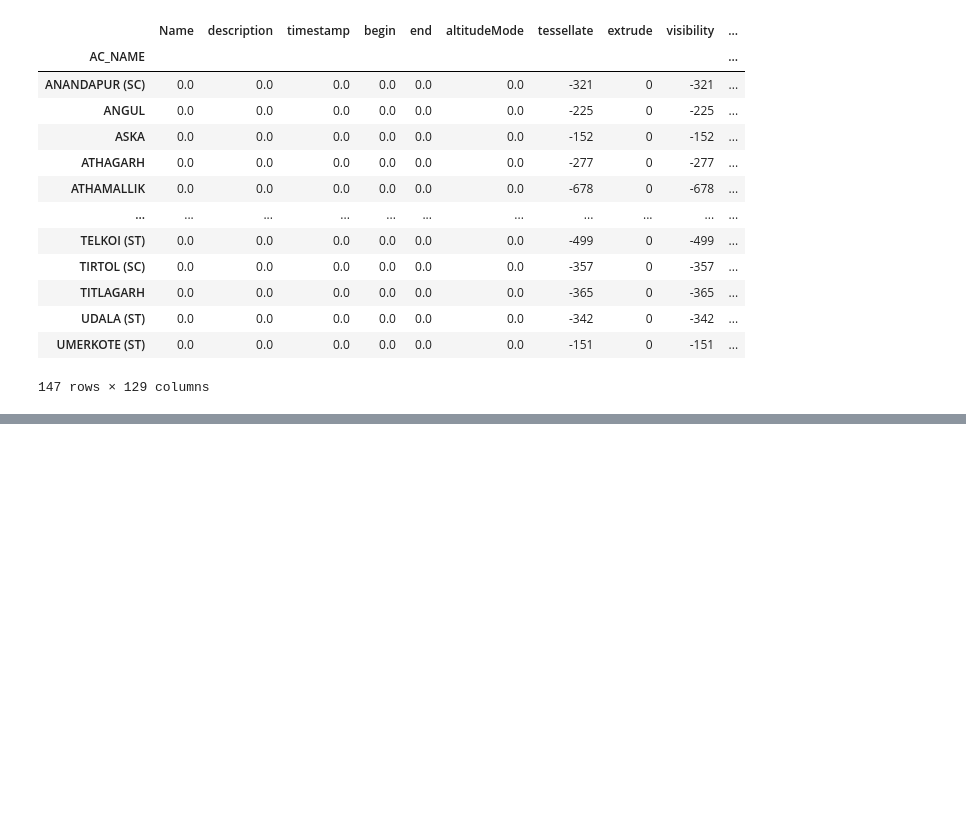
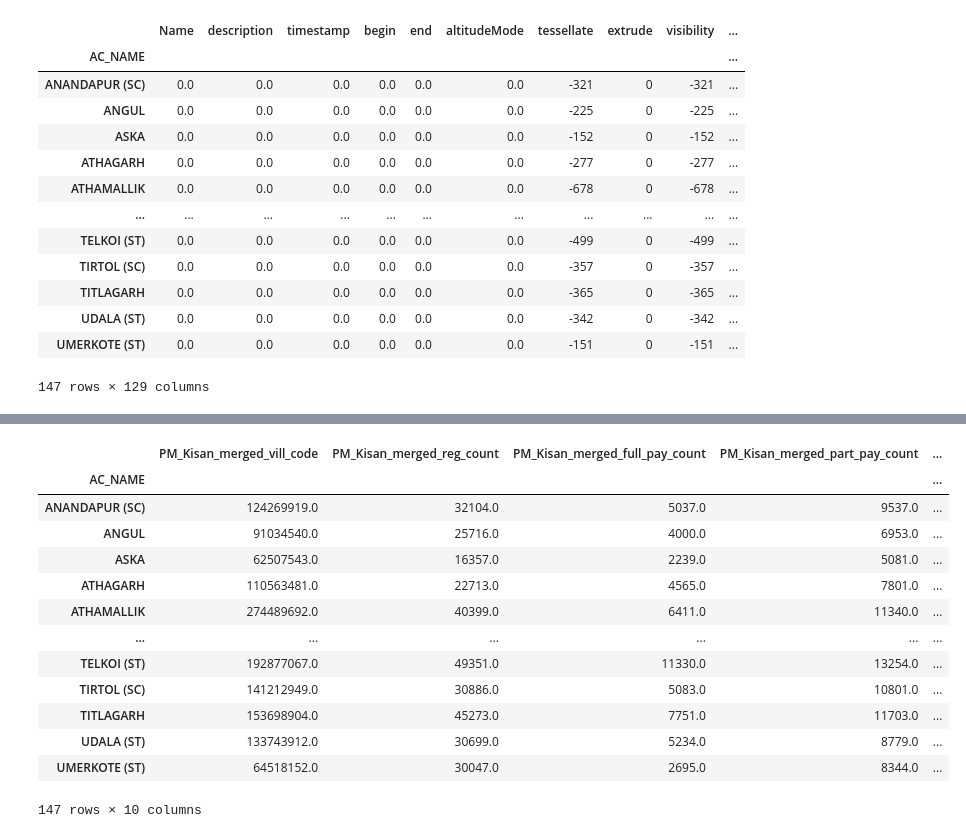
Before and after one commit to TheDataAreClean/obi-constituency-data-mapping-pm-kisan, a Jupyter notebook: data-mapping-pm-kisan.ipynb, the cells around one changed output, grey strips where cells are left out. Saved outputs shown, nothing was run; the diff lists cells and outputs as text; code cells hidden in the pictures; blank space fills up the shorter version.

```diff
--- a/data-mapping-pm-kisan.ipynb
+++ b/data-mapping-pm-kisan.ipynb
@@ -281,0 +389,19 @@ ac_atributes = centroind_ac_join[['AC_NAME','PM_Kisan_merged_vill_name','PM_Kisa
+# %%
+AC_wise_PM_Kisan = ac_df.groupby(['AC_NAME']).sum(['PM_Kisan_merged_amount_due'])
+# %%
+AC_wise_PM_Kisan
+# %% [output]
+|  | PM_Kisan_merged_vill_code | PM_Kisan_merged_reg_count | PM_Kisan_merged_full_pay_count | PM_Kisan_merged_part_pay_count | ... |
+| AC_NAME |  |  |  |  | ... |
+| ANANDAPUR (SC) | 124269919.0 | 32104.0 | 5037.0 | 9537.0 | ... |
+| ANGUL | 91034540.0 | 25716.0 | 4000.0 | 6953.0 | ... |
+| ASKA | 62507543.0 | 16357.0 | 2239.0 | 5081.0 | ... |
+| ATHAGARH | 110563481.0 | 22713.0 | 4565.0 | 7801.0 | ... |
+| ATHAMALLIK | 274489692.0 | 40399.0 | 6411.0 | 11340.0 | ... |
+| ... | ... | ... | ... | ... | ... |
+| TELKOI (ST) | 192877067.0 | 49351.0 | 11330.0 | 13254.0 | ... |
+| TIRTOL (SC) | 141212949.0 | 30886.0 | 5083.0 | 10801.0 | ... |
+| TITLAGARH | 153698904.0 | 45273.0 | 7751.0 | 11703.0 | ... |
+| UDALA (ST) | 133743912.0 | 30699.0 | 5234.0 | 8779.0 | ... |
+| UMERKOTE (ST) | 64518152.0 | 30047.0 | 2695.0 | 8344.0 | ... |
+147 rows × 10 columns
```
Also changed, not shown: parts of 12 cells of this notebook, 2 other files.
